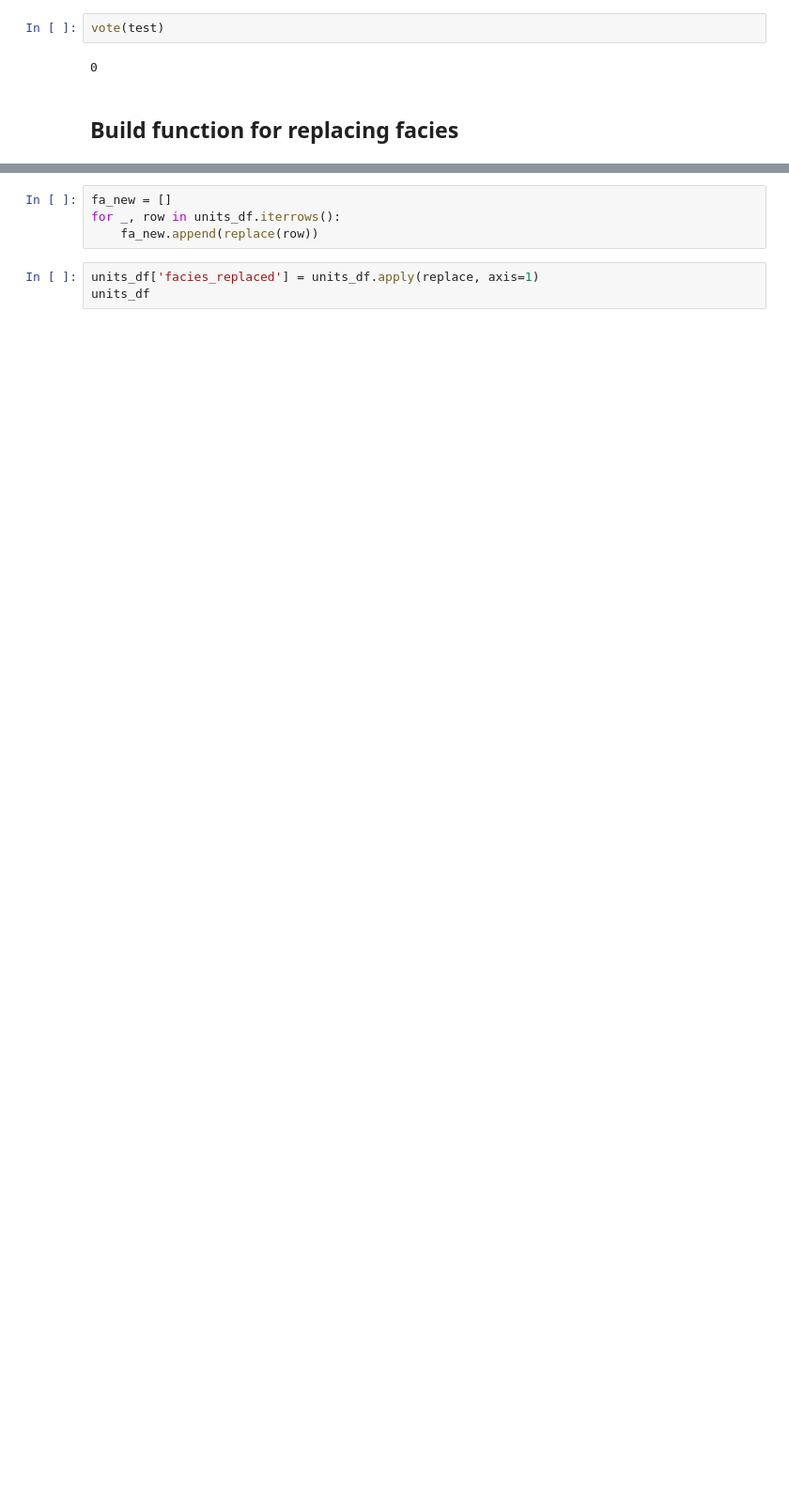
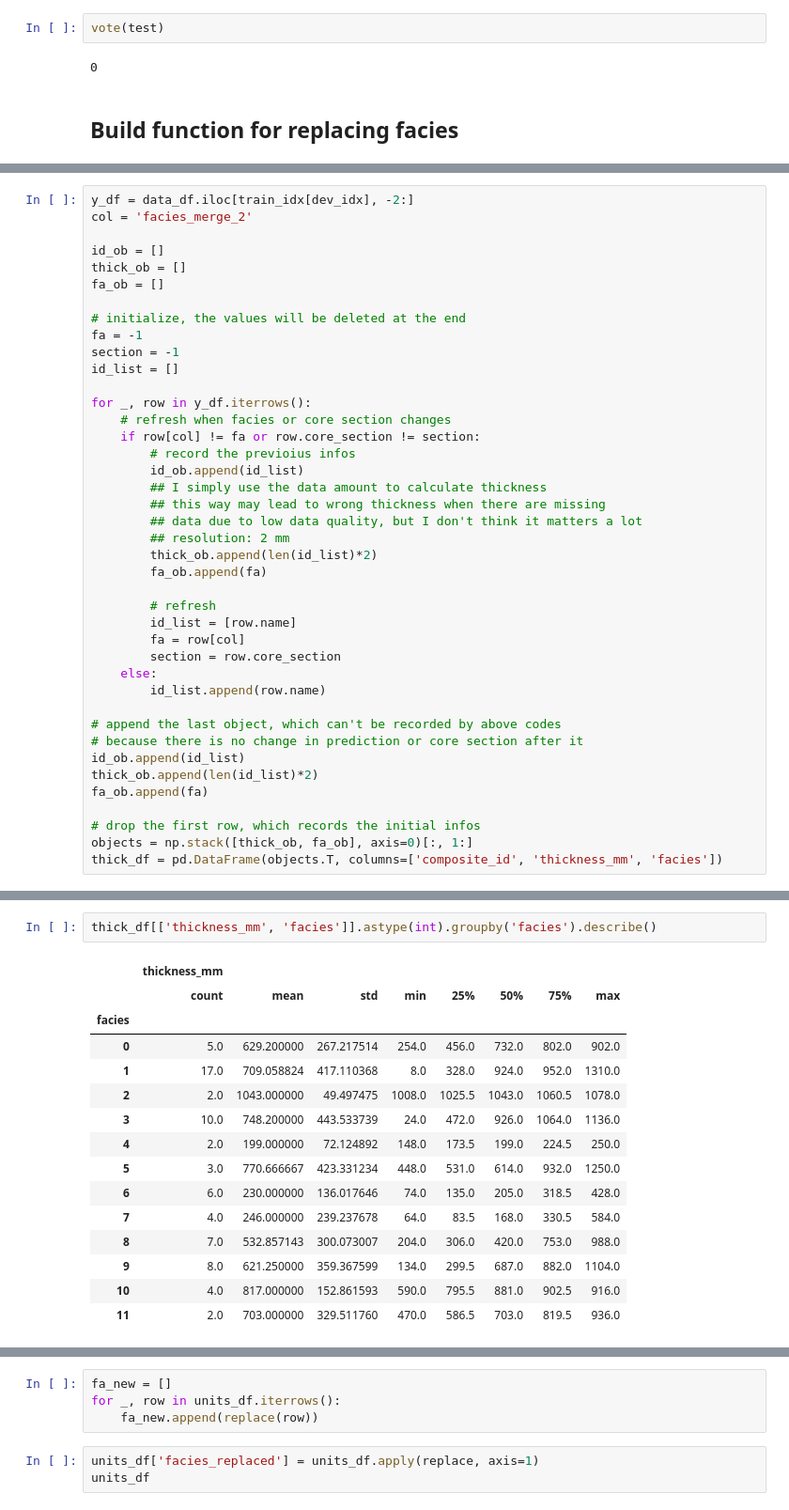
Before and after one commit to dispink/WASA-faciesXRF, a Jupyter notebook: post_process.ipynb, the cells around one changed output, grey strips where cells are left out. Shown at 94% size. Saved outputs shown, nothing was run; the diff lists cells and outputs as text; blank space fills up the shorter version.

```diff
--- a/post_process.ipynb
+++ b/post_process.ipynb
@@ -629,0 +632,41 @@ vote(test)
+# %%
+y_df = data_df.iloc[train_idx[dev_idx], -2:]
+col = 'facies_merge_2'
+
+id_ob = []
+thick_ob = []
+fa_ob = []
+
+# initialize, the values will be deleted at the end
+fa = -1
+section = -1
+id_list = []
+
+for _, row in y_df.iterrows():
+    # refresh when facies or core section changes
+    if row[col] != fa or row.core_section != section:
+        # record the previoius infos
+        id_ob.append(id_list)
+        ## I simply use the data amount to calculate thickness
+        ## this way may lead to wrong thickness when there are missing
+        ## data due to low data quality, but I don't think it matters a lot
+        ## resolution: 2 mm
+        thick_ob.append(len(id_list)*2)
+        fa_ob.append(fa)
+
+        # refresh
+        id_list = [row.name]
+        fa = row[col]
+        section = row.core_section
+    else:
+        id_list.append(row.name)
+
+# append the last object, which can't be recorded by above codes
+# because there is no change in prediction or core section after it
+id_ob.append(id_list)
+thick_ob.append(len(id_list)*2)
+fa_ob.append(fa)
+
+# drop the first row, which records the initial infos
+objects = np.stack([thick_ob, fa_ob], axis=0)[:, 1:]
+thick_df = pd.DataFrame(objects.T, columns=['composite_id', 'thickness_mm', 'facies'])
@@ -629,0 +689,18 @@ vote(test)
+# %%
+thick_df[['thickness_mm', 'facies']].astype(int).groupby('facies').describe()
+# %% [output]
+|  | thickness_mm |  |  |  |  |  |  |  |
+|  | count | mean | std | min | 25% | 50% | 75% | max |
+| facies |  |  |  |  |  |  |  |  |
+| 0 | 5.0 | 629.200000 | 267.217514 | 254.0 | 456.0 | 732.0 | 802.0 | 902.0 |
+| 1 | 17.0 | 709.058824 | 417.110368 | 8.0 | 328.0 | 924.0 | 952.0 | 1310.0 |
+| 2 | 2.0 | 1043.000000 | 49.497475 | 1008.0 | 1025.5 | 1043.0 | 1060.5 | 1078.0 |
+| 3 | 10.0 | 748.200000 | 443.533739 | 24.0 | 472.0 | 926.0 | 1064.0 | 1136.0 |
+| 4 | 2.0 | 199.000000 | 72.124892 | 148.0 | 173.5 | 199.0 | 224.5 | 250.0 |
+| 5 | 3.0 | 770.666667 | 423.331234 | 448.0 | 531.0 | 614.0 | 932.0 | 1250.0 |
+| 6 | 6.0 | 230.000000 | 136.017646 | 74.0 | 135.0 | 205.0 | 318.5 | 428.0 |
+| 7 | 4.0 | 246.000000 | 239.237678 | 64.0 | 83.5 | 168.0 | 330.5 | 584.0 |
+| 8 | 7.0 | 532.857143 | 300.073007 | 204.0 | 306.0 | 420.0 | 753.0 | 988.0 |
+| 9 | 8.0 | 621.250000 | 359.367599 | 134.0 | 299.5 | 687.0 | 882.0 | 1104.0 |
+| 10 | 4.0 | 817.000000 | 152.861593 | 590.0 | 795.5 | 881.0 | 902.5 | 916.0 |
+| 11 | 2.0 | 703.000000 | 329.511760 | 470.0 | 586.5 | 703.0 | 819.5 | 936.0 |
```
Also changed, not shown: parts of 19 cells of this notebook, 4 other files.
